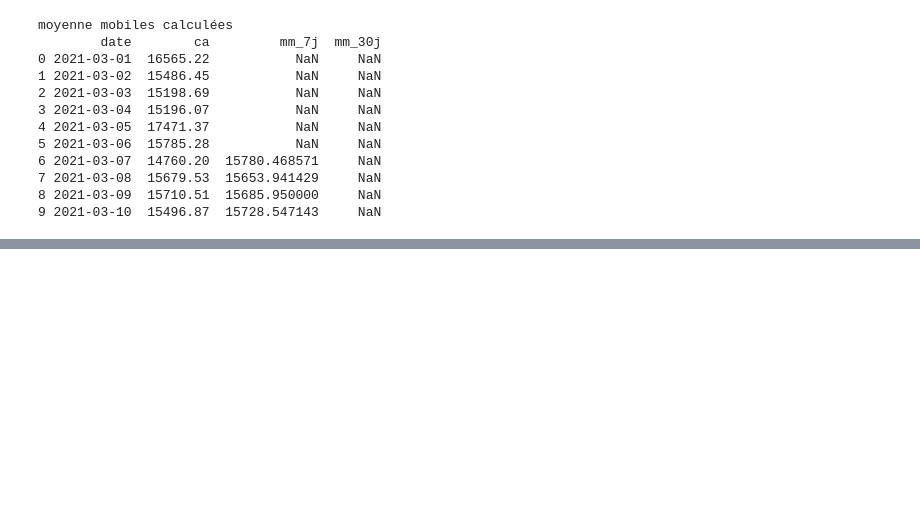
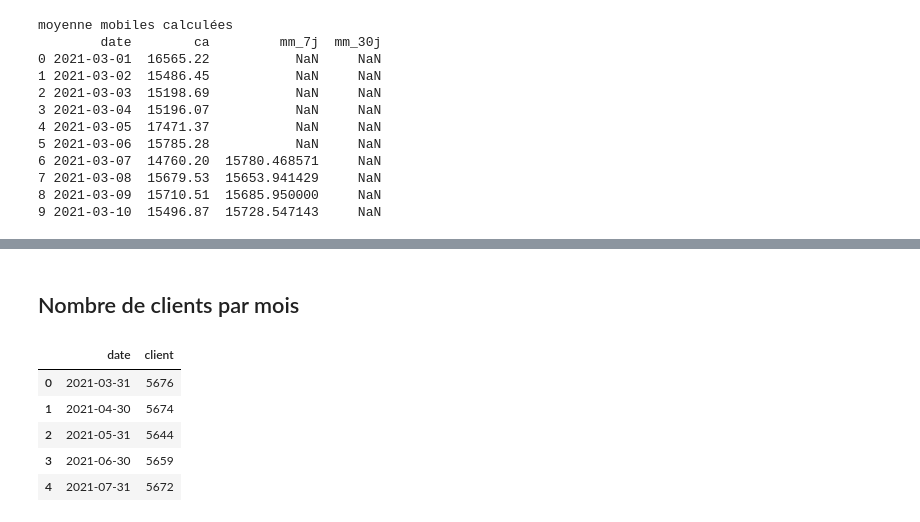
Before and after one commit to Kakicrypto/lapage_project, a Jupyter notebook: notebooks/01_exploration.ipynb, the cells around one changed output, grey strips where cells are left out. Cells and saved outputs as stored; diff of their text form; code cells hidden in the pictures; blank space fills up the shorter version.

```diff
--- a/notebooks/01_exploration.ipynb
+++ b/notebooks/01_exploration.ipynb
@@ -227,0 +306,14 @@ fig.add_trace(go.Scatter(
+# %% [markdown]
+## Nombre de clients par mois
+# %%
+#grouper les clients par mois
+client_mois = df.groupby(pd.Grouper(key='date', freq='M'))['client_id'].nunique().reset_index()
+client_mois.rename(columns={"client_id":"client"}, inplace=True)
+client_mois.head()
+# %% [output]
+|  | date | client |
+| 0 | 2021-03-31 | 5676 |
+| 1 | 2021-04-30 | 5674 |
+| 2 | 2021-05-31 | 5644 |
+| 3 | 2021-06-30 | 5659 |
+| 4 | 2021-07-31 | 5672 |
```
Also changed, not shown: parts of 11 cells of this notebook.
